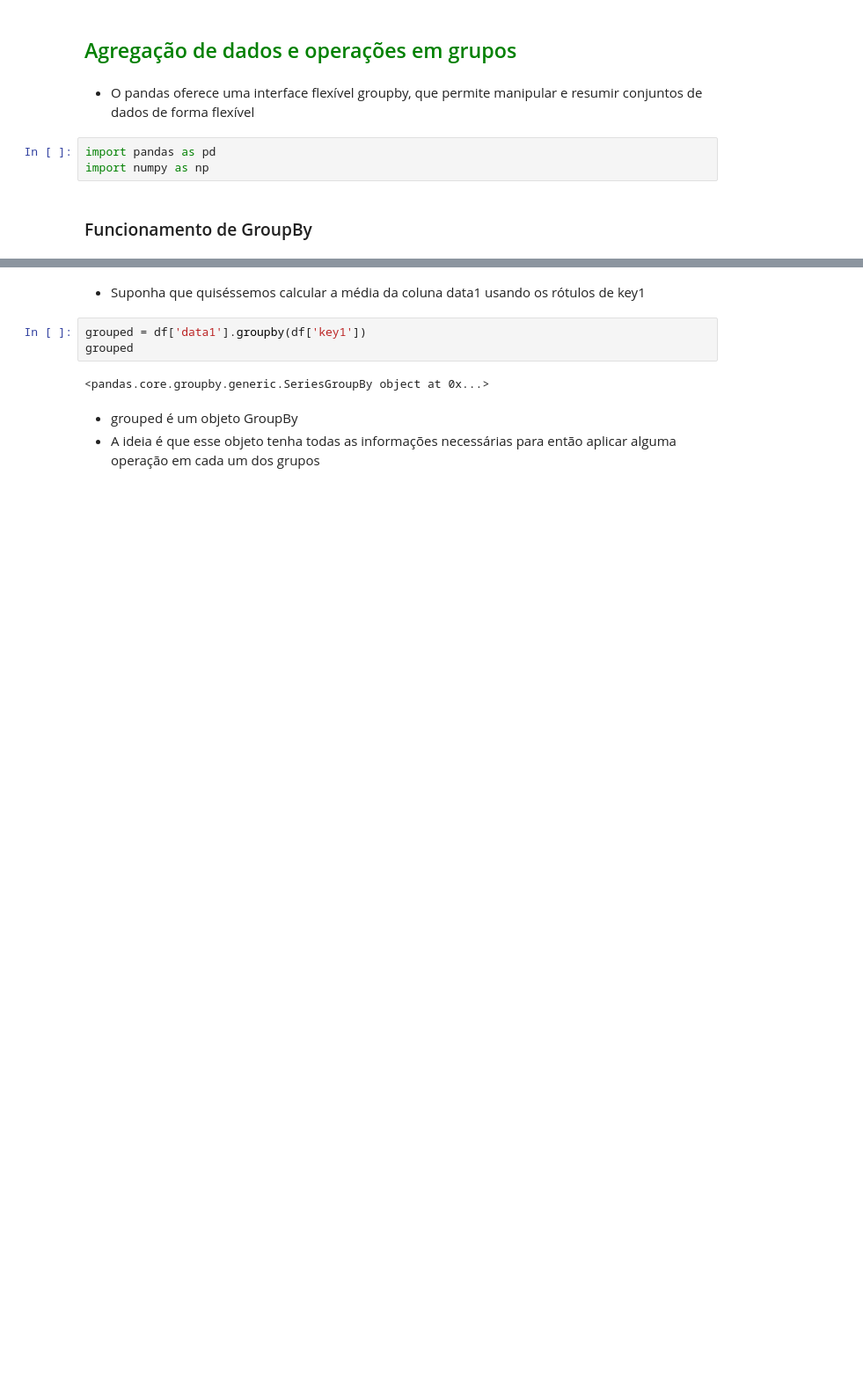
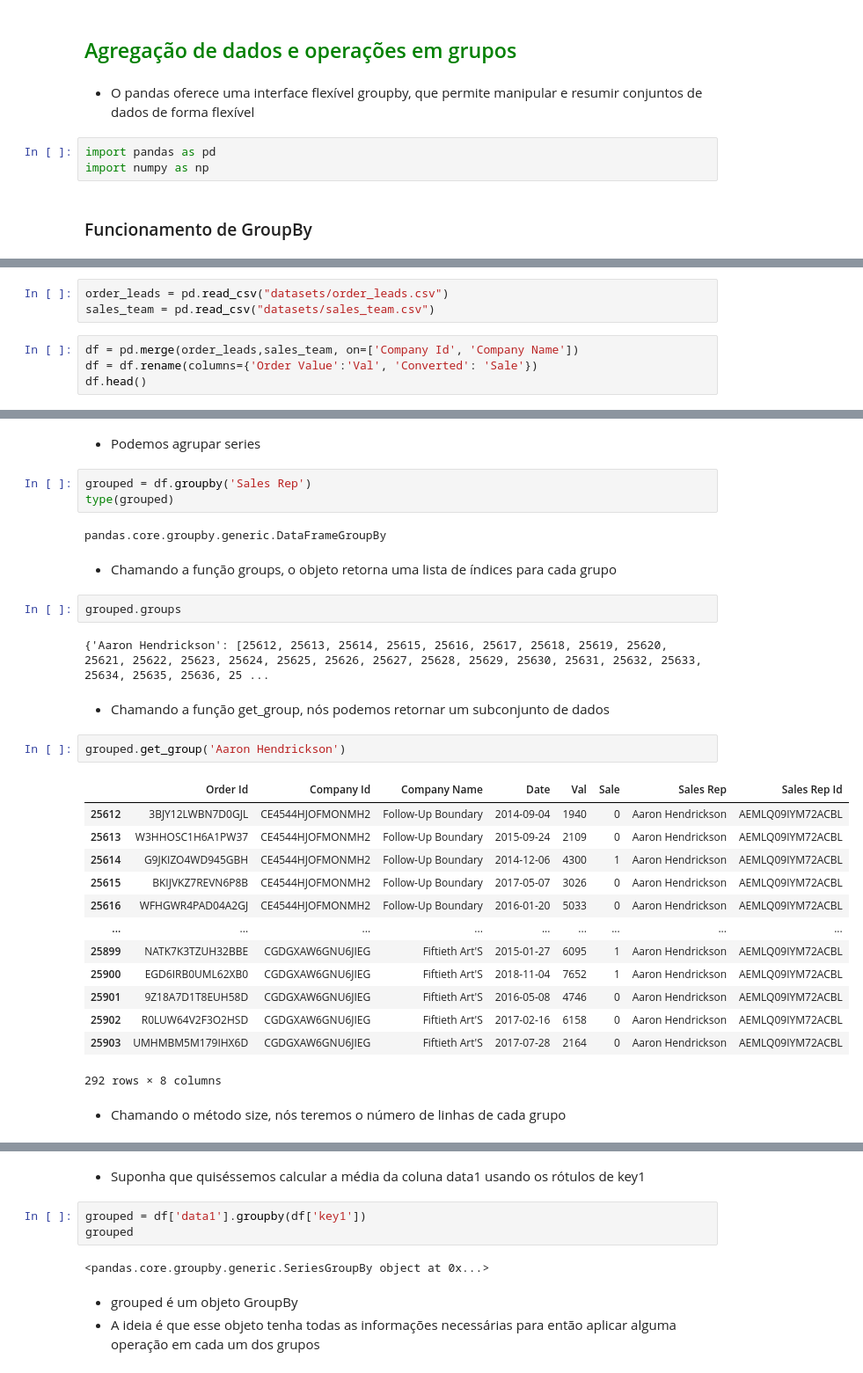
Before and after one commit to andrelbd1/teaching-data-science, a Jupyter notebook: 04. Aggregation.ipynb, the cells around one changed output, grey strips where cells are left out. Shown: that part at 88% size. Drawn from its saved outputs; the diff is of its cells as text; blank space fills up the shorter version.

```diff
--- a/04. Aggregation.ipynb
+++ b/04. Aggregation.ipynb
@@ -9,0 +12,7 @@ import numpy as np
+# %%
+order_leads = pd.read_csv("datasets/order_leads.csv")
+sales_team = pd.read_csv("datasets/sales_team.csv")
+# %%
+df = pd.merge(order_leads,sales_team, on=['Company Id', 'Company Name'])
+df = df.rename(columns={'Order Value':'Val', 'Converted': 'Sale'})
+df.head()
@@ -9,0 +26,33 @@ import numpy as np
+# %% [markdown]
+- Podemos agrupar series
+# %%
+grouped = df.groupby('Sales Rep')
+type(grouped)
+# %% [output]
+pandas.core.groupby.generic.DataFrameGroupBy
+# %% [markdown]
+- Chamando a função groups, o objeto retorna uma lista de índices para cada grupo
+# %%
+grouped.groups
+# %% [output]
+{'Aaron Hendrickson': [25612, 25613, 25614, 25615, 25616, 25617, 25618, 25619, 25620, 25621, 25622, 25623, 25624, 25625, 25626, 25627, 25628, 25629, 25630, 25631, 25632, 25633, 25634, 25635, 25636, 25 ...
+# %% [markdown]
+- Chamando a função get_group, nós podemos retornar um subconjunto de dados
+# %%
+grouped.get_group('Aaron Hendrickson')
+# %% [output]
+|  | Order Id | Company Id | Company Name | Date | Val | Sale | Sales Rep | Sales Rep Id |
+| 25612 | 3BJY12LWBN7D0GJL | CE4544HJOFMONMH2 | Follow-Up Boundary | 2014-09-04 | 1940 | 0 | Aaron Hendrickson | AEMLQ09IYM72ACBL |
+| 25613 | W3HHOSC1H6A1PW37 | CE4544HJOFMONMH2 | Follow-Up Boundary | 2015-09-24 | 2109 | 0 | Aaron Hendrickson | AEMLQ09IYM72ACBL |
+| 25614 | G9JKIZO4WD945GBH | CE4544HJOFMONMH2 | Follow-Up Boundary | 2014-12-06 | 4300 | 1 | Aaron Hendrickson | AEMLQ09IYM72ACBL |
+| 25615 | BKIJVKZ7REVN6P8B | CE4544HJOFMONMH2 | Follow-Up Boundary | 2017-05-07 | 3026 | 0 | Aaron Hendrickson | AEMLQ09IYM72ACBL |
+| 25616 | WFHGWR4PAD04A2GJ | CE4544HJOFMONMH2 | Follow-Up Boundary | 2016-01-20 | 5033 | 0 | Aaron Hendrickson | AEMLQ09IYM72ACBL |
+| ... | ... | ... | ... | ... | ... | ... | ... | ... |
+| 25899 | NATK7K3TZUH32BBE | CGDGXAW6GNU6JIEG | Fiftieth Art'S | 2015-01-27 | 6095 | 1 | Aaron Hendrickson | AEMLQ09IYM72ACBL |
+| 25900 | EGD6IRB0UML62XB0 | CGDGXAW6GNU6JIEG | Fiftieth Art'S | 2018-11-04 | 7652 | 1 | Aaron Hendrickson | AEMLQ09IYM72ACBL |
+| 25901 | 9Z18A7D1T8EUH58D | CGDGXAW6GNU6JIEG | Fiftieth Art'S | 2016-05-08 | 4746 | 0 | Aaron Hendrickson | AEMLQ09IYM72ACBL |
+| 25902 | R0LUW64V2F3O2HSD | CGDGXAW6GNU6JIEG | Fiftieth Art'S | 2017-02-16 | 6158 | 0 | Aaron Hendrickson | AEMLQ09IYM72ACBL |
+| 25903 | UMHMBM5M179IHX6D | CGDGXAW6GNU6JIEG | Fiftieth Art'S | 2017-07-28 | 2164 | 0 | Aaron Hendrickson | AEMLQ09IYM72ACBL |
+292 rows × 8 columns
+# %% [markdown]
+- Chamando o método size, nós teremos o número de linhas de cada grupo
```
Also changed, not shown: parts of 44 cells of this notebook, 3 other files.
